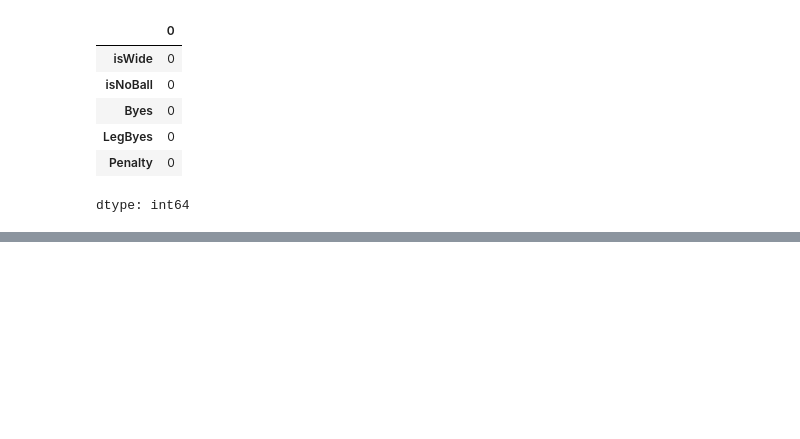
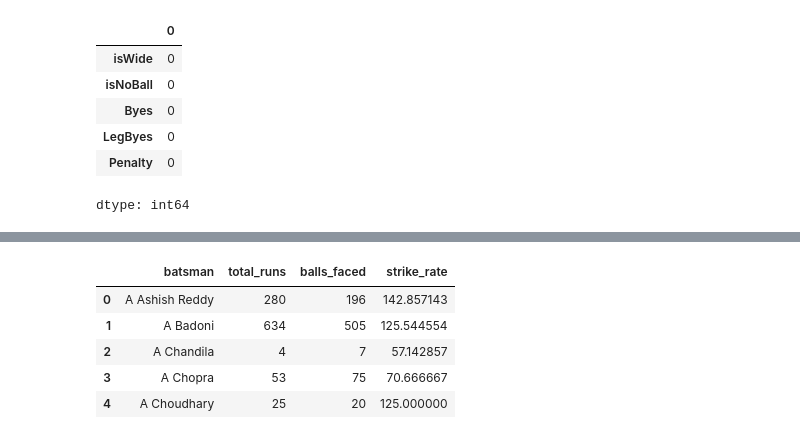
Before and after one commit to mentor-pranaya/Cricket-Player-Performance-Prediction, a Jupyter notebook: notebooks/01_EDA.ipynb, the cells around one changed output, grey strips where cells are left out. Cells and saved outputs as stored; diff of their text form; code cells hidden in the pictures; blank space fills up the shorter version.

```diff
--- a/notebooks/01_EDA.ipynb
+++ b/notebooks/01_EDA.ipynb
@@ -126,0 +131,7 @@ plt.show()
+# %%
+batting_df = df.groupby('batsman').agg(
+    total_runs=('batsman_runs', 'sum'),
+    balls_faced=('ball', 'count')
+).reset_index()
+
+batting_df.head()
@@ -126,0 +145,4 @@ plt.show()
+# %%
+batting_df['strike_rate'] = (
+    batting_df['total_runs'] / batting_df['balls_faced']
+) * 100
@@ -126,0 +176,9 @@ plt.show()
+# %%
+batting_df.head()
+# %% [output]
+|  | batsman | total_runs | balls_faced | strike_rate |
+| 0 | A Ashish Reddy | 280 | 196 | 142.857143 |
+| 1 | A Badoni | 634 | 505 | 125.544554 |
+| 2 | A Chandila | 4 | 7 | 57.142857 |
+| 3 | A Chopra | 53 | 75 | 70.666667 |
+| 4 | A Choudhary | 25 | 20 | 125.000000 |
```
Also changed, not shown: parts of 35 cells of this notebook.
